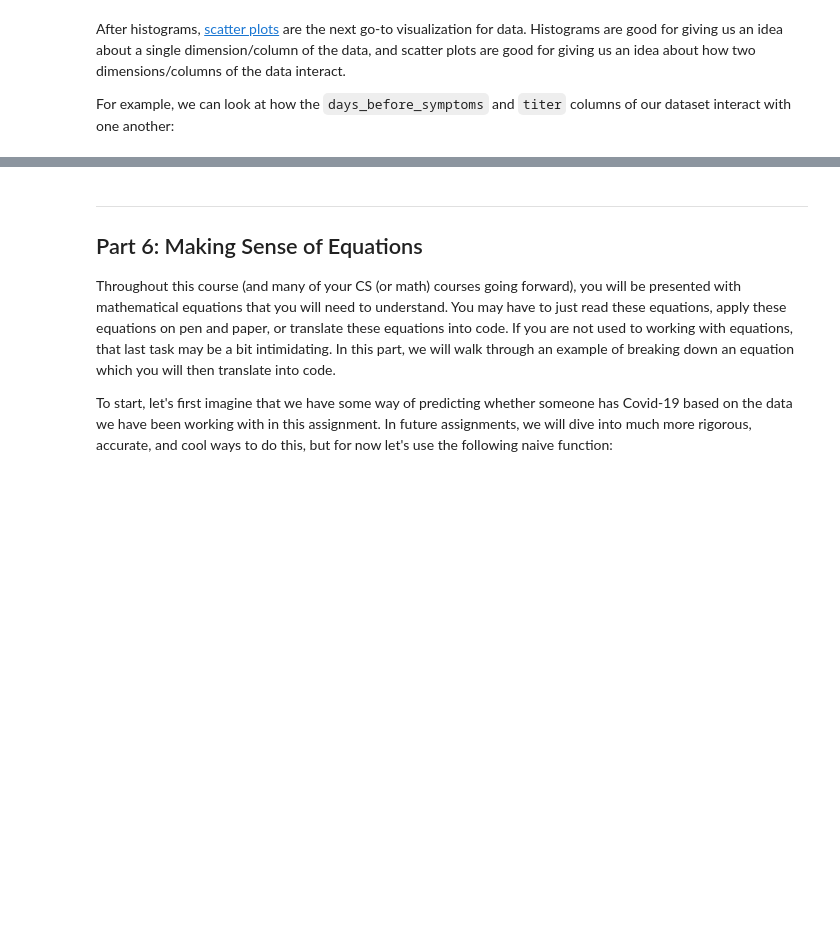
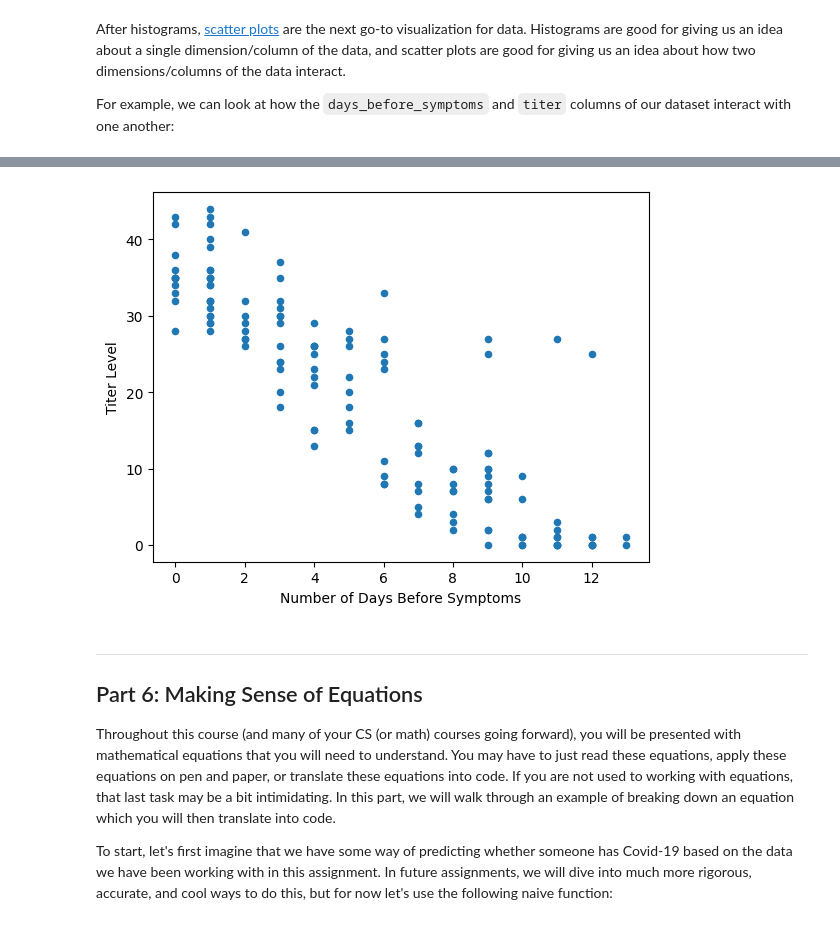
Before and after one commit to varshh2005/CSE_40_HO1, a Jupyter notebook: assignment.ipynb, the cells around one changed output, grey strips where cells are left out. Cells and saved outputs as stored; diff of their text form; code cells hidden in the pictures; blank space fills up the shorter version.

```diff
--- a/assignment.ipynb
+++ b/assignment.ipynb
@@ -266,7 +430,8 @@ This function takes two arguments: a frame and another frame;
 and returns a new frame that combines the two passed in frames.
 # %%
 def concat_frames(frame1, frame2):
-    return NotImplemented
+    new_frame = pandas.concat([frame1, frame2], ignore_index = True)
+    return new_frame
 
 print("Combined one frame with only uninfected individuals and one with only infected individuals:")
 new_frame = concat_frames(covid_data[~covid_data['infected']], covid_data[covid_data['infected']])
@@ -894,17 +1339,21 @@ The function should return a frame that can then be turned into the scatter plot
 # %%
 def prep_scatter(frame, x_column, y_column, x_label, y_label):
-    return NotImplemented
+    new_frame = frame[[x_column, y_column]].copy()
+    new_frame.columns = [x_label, y_label]
+    return new_frame
 
 # Prep the data to be displayed as a scatter plot.
 scatter_frame = prep_scatter(covid_data,
                              'days_before_symptoms', 'titer',
                              'Number of Days Before Symptoms', 'Titer Level')
 
 # Display the scatter plot.
 if ((scatter_frame is not None) and (scatter_frame is not NotImplemented)):
     scatter_frame.plot.scatter(x = 0, y = 1)
 else:
     print("prep_scatter() not implemented yet.")
+# %% [output]
+[figure, added]
 # %% [markdown]
 ---
 
```
Also changed, not shown: parts of 49 cells of this notebook.
